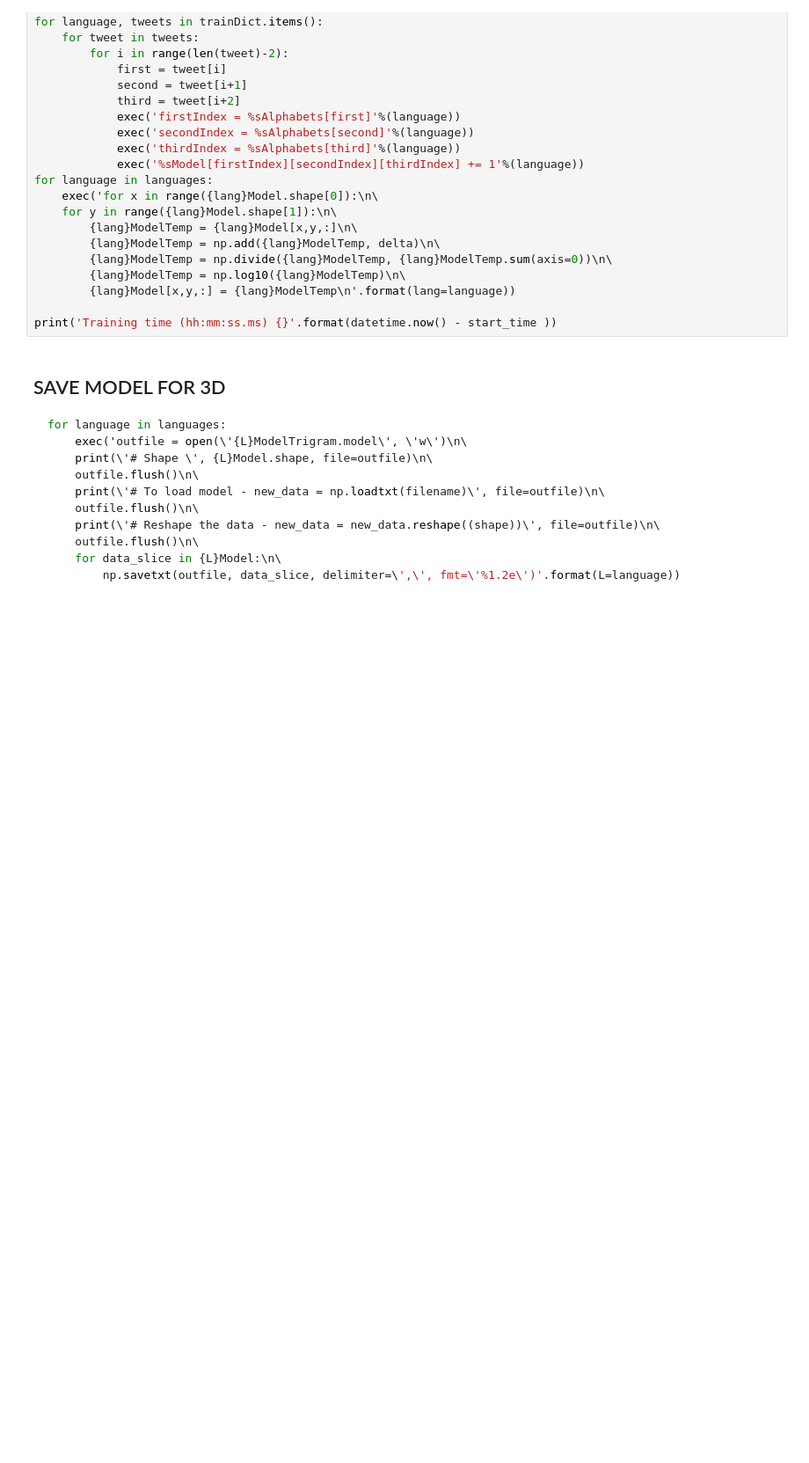
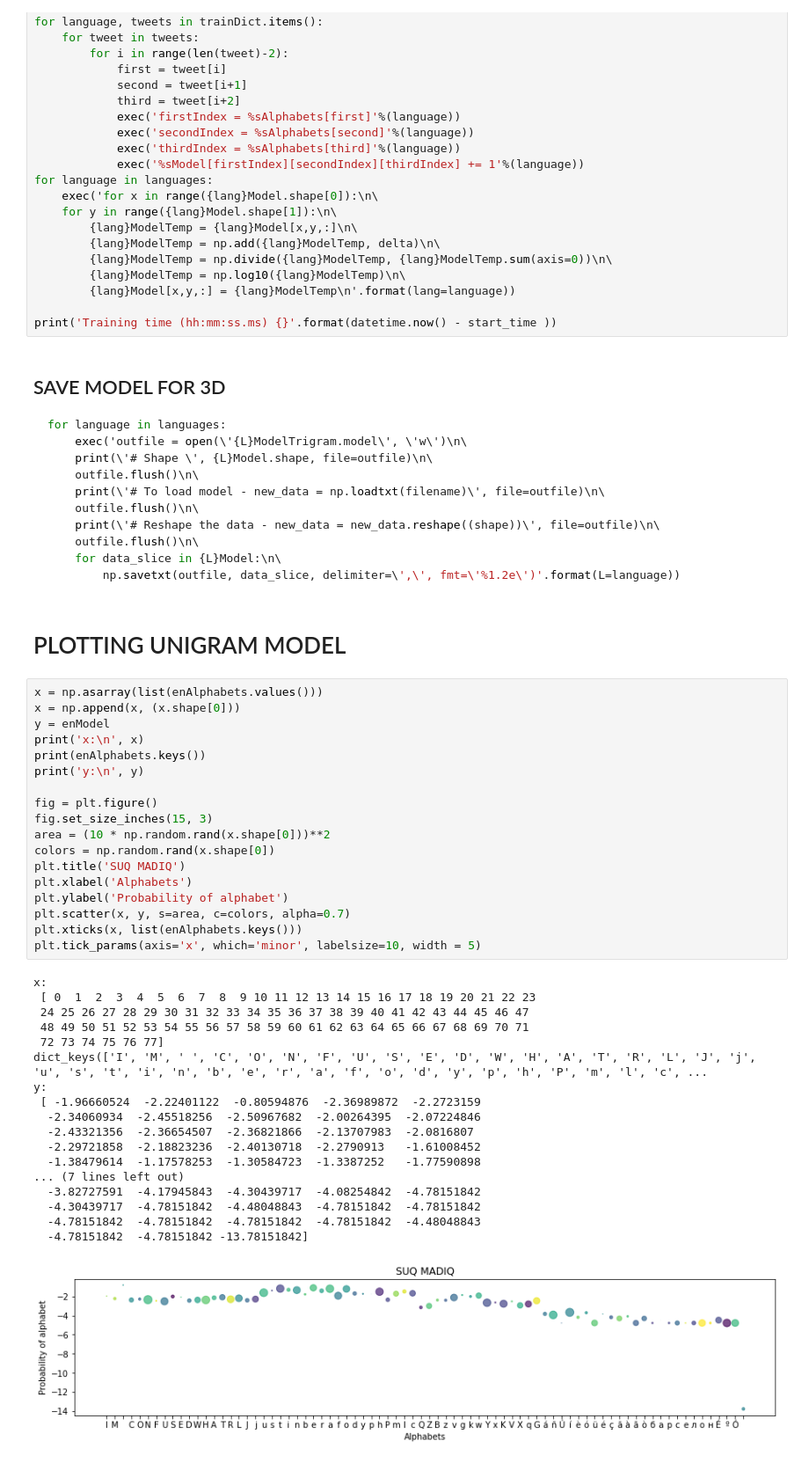
Before and after one commit to Gagandeep999/Language_Classifier, a Jupyter notebook: Playground/Efficient_code_for_ngrams.ipynb, the cells around one changed output. Shown at 88% size. Cells and saved outputs as stored; diff of their text form; blank space fills up the shorter version.

Commit message:
Code works and outputs trace file. TODO -- Test all combinations of vocab and ngram -- Add formulas for model performance
Signed-off-by: GAGANDEEP SINGH <gagan.rishi999@gmail.com>

````diff
--- a/Playground/Efficient_code_for_ngrams.ipynb
+++ b/Playground/Efficient_code_for_ngrams.ipynb
@@ -138,3 +144,42 @@ for language in languages:
     for data_slice in {L}Model:\n\
         np.savetxt(outfile, data_slice, delimiter=\',\', fmt=\'%1.2e\')'.format(L=language))
 ```
+# %% [markdown]
+# PLOTTING UNIGRAM MODEL
+# %%
+x = np.asarray(list(enAlphabets.values()))
+x = np.append(x, (x.shape[0]))
+y = enModel
+print('x:\n', x)
+print(enAlphabets.keys())
+print('y:\n', y)
+
+fig = plt.figure()
+fig.set_size_inches(15, 3)
+area = (10 * np.random.rand(x.shape[0]))**2
+colors = np.random.rand(x.shape[0])
+plt.title('SUQ MADIQ')
+plt.xlabel('Alphabets')
+plt.ylabel('Probability of alphabet')
+plt.scatter(x, y, s=area, c=colors, alpha=0.7)
+plt.xticks(x, list(enAlphabets.keys()))
+plt.tick_params(axis='x', which='minor', labelsize=10, width = 5)
+# %% [output]
+x:
+ [ 0  1  2  3  4  5  6  7  8  9 10 11 12 13 14 15 16 17 18 19 20 21 22 23
+ 24 25 26 27 28 29 30 31 32 33 34 35 36 37 38 39 40 41 42 43 44 45 46 47
+ 48 49 50 51 52 53 54 55 56 57 58 59 60 61 62 63 64 65 66 67 68 69 70 71
+ 72 73 74 75 76 77]
+dict_keys(['I', 'M', ' ', 'C', 'O', 'N', 'F', 'U', 'S', 'E', 'D', 'W', 'H', 'A', 'T', 'R', 'L', 'J', 'j', 'u', 's', 't', 'i', 'n', 'b', 'e', 'r', 'a', 'f', 'o', 'd', 'y', 'p', 'h', 'P', 'm', 'l', 'c', ...
+y:
+ [ -1.96660524  -2.22401122  -0.80594876  -2.36989872  -2.2723159
+  -2.34060934  -2.45518256  -2.50967682  -2.00264395  -2.07224846
+  -2.43321356  -2.36654507  -2.36821866  -2.13707983  -2.0816807
+  -2.29721858  -2.18823236  -2.40130718  -2.2790913   -1.61008452
+  -1.38479614  -1.17578253  -1.30584723  -1.3387252   -1.77590898
+... (7 lines left out)
+  -3.82727591  -4.17945843  -4.30439717  -4.08254842  -4.78151842
+  -4.30439717  -4.78151842  -4.48048843  -4.78151842  -4.78151842
+  -4.78151842  -4.78151842  -4.78151842  -4.78151842  -4.48048843
+  -4.78151842  -4.78151842 -13.78151842]
+[figure, added]
````
Also changed, not shown: parts of 3 cells of this notebook, 10 other files.
